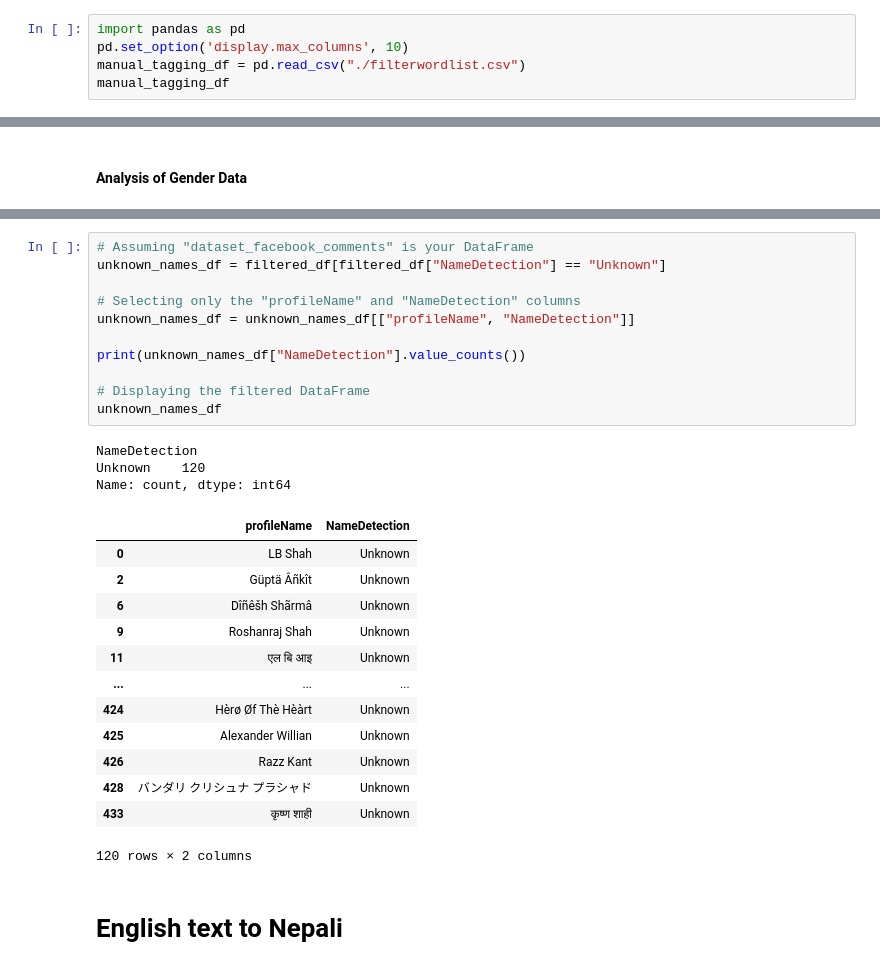
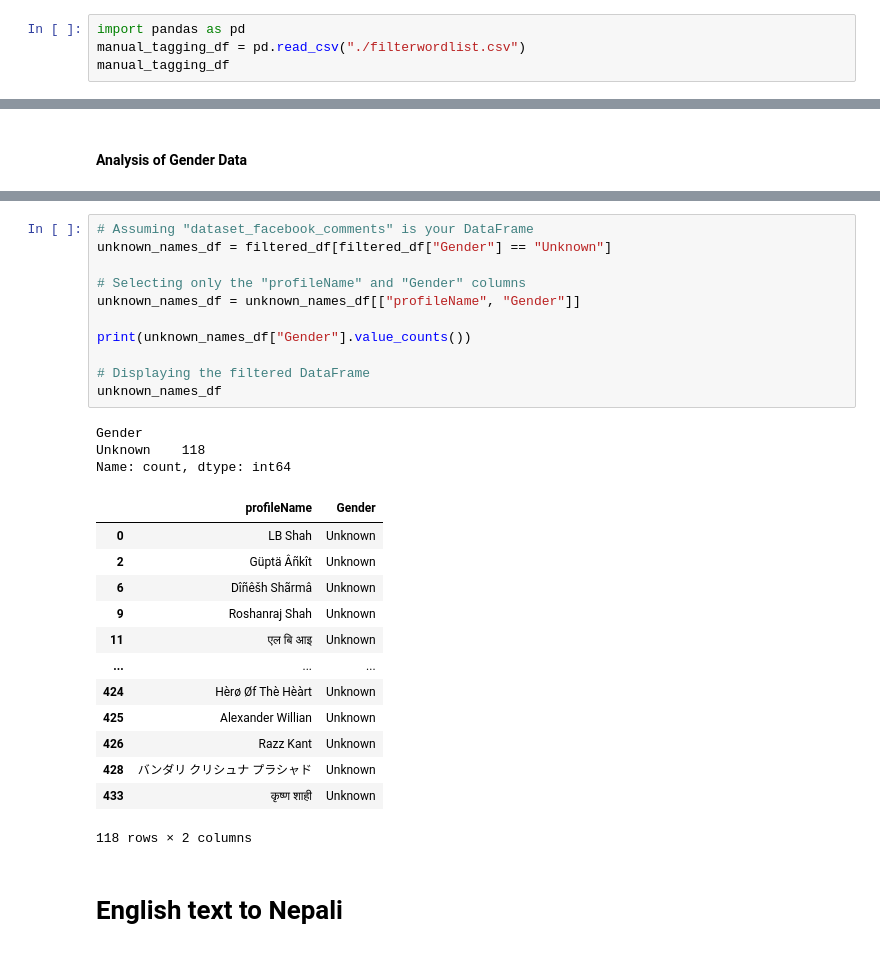
Before and after one commit to SamirWagle/NepSense, a Jupyter notebook: Profanity Detection/ProfanityFilter.ipynb, the cells around one changed output, grey strips where cells are left out. Drawn from its saved outputs; the diff is of its cells as text.

```diff
--- a/Profanity Detection/ProfanityFilter.ipynb
+++ b/Profanity Detection/ProfanityFilter.ipynb
@@ -47,7 +55,6 @@ filtered_dataset_output_path=f"../Profanity and Gender filtered Datas/{filename}
 ### Manual Tagging Profanity Keywords
 # %%
 import pandas as pd
-pd.set_option('display.max_columns', 10)
 manual_tagging_df = pd.read_csv("./filterwordlist.csv")
 manual_tagging_df
 # %% [output]
@@ -640,19 +683,19 @@ plt.gca().spines[['top', 'right',]].set_visible(False)
 # %%
 # Assuming "dataset_facebook_comments" is your DataFrame
-unknown_names_df = filtered_df[filtered_df["NameDetection"] == "Unknown"]
+unknown_names_df = filtered_df[filtered_df["Gender"] == "Unknown"]
 
-# Selecting only the "profileName" and "NameDetection" columns
-unknown_names_df = unknown_names_df[["profileName", "NameDetection"]]
+# Selecting only the "profileName" and "Gender" columns
+unknown_names_df = unknown_names_df[["profileName", "Gender"]]
 
-print(unknown_names_df["NameDetection"].value_counts())
+print(unknown_names_df["Gender"].value_counts())
 
 # Displaying the filtered DataFrame
 unknown_names_df
 # %% [output]
-NameDetection
-Unknown    120
+Gender
+Unknown    118
 Name: count, dtype: int64
-|  | profileName | NameDetection |
+|  | profileName | Gender |
 | 0 | LB Shah | Unknown |
 | 2 | Güptä Âñkît | Unknown |
 | 6 | Dîñêšh Shãrmâ | Unknown |
@@ -664,7 +707,7 @@ Name: count, dtype: int64
 | 426 | Razz Kant | Unknown |
 | 428 | バンダリ クリシュナ プラシャド | Unknown |
 | 433 | कृष्ण शाही | Unknown |
-120 rows × 2 columns
+118 rows × 2 columns
 # %% [markdown]
 # English text to Nepali
 # %%
```
Also changed, not shown: parts of 15 cells of this notebook, 2 other files.
